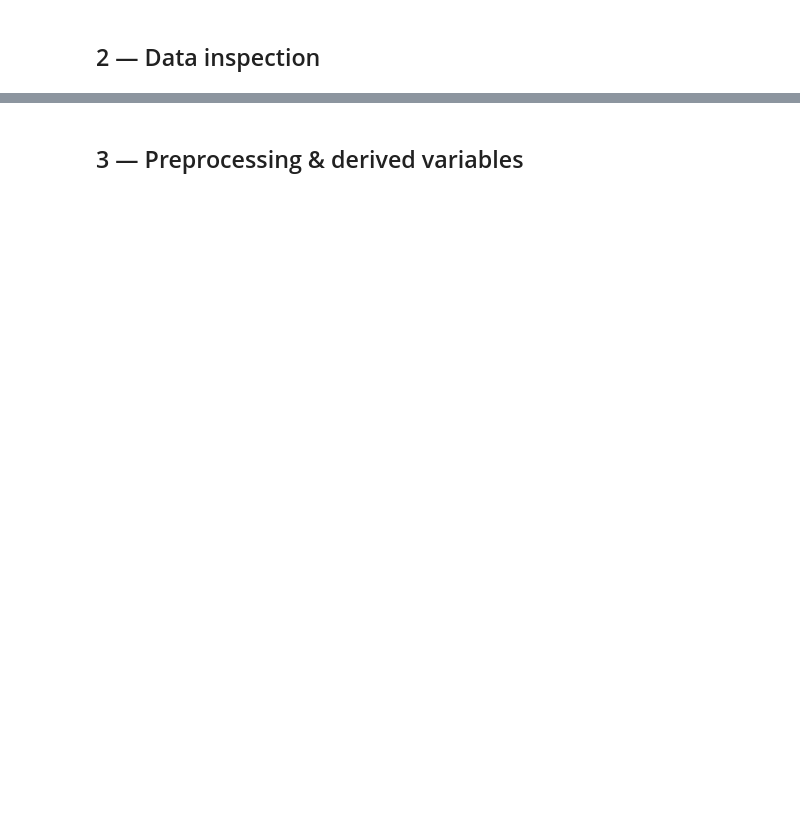
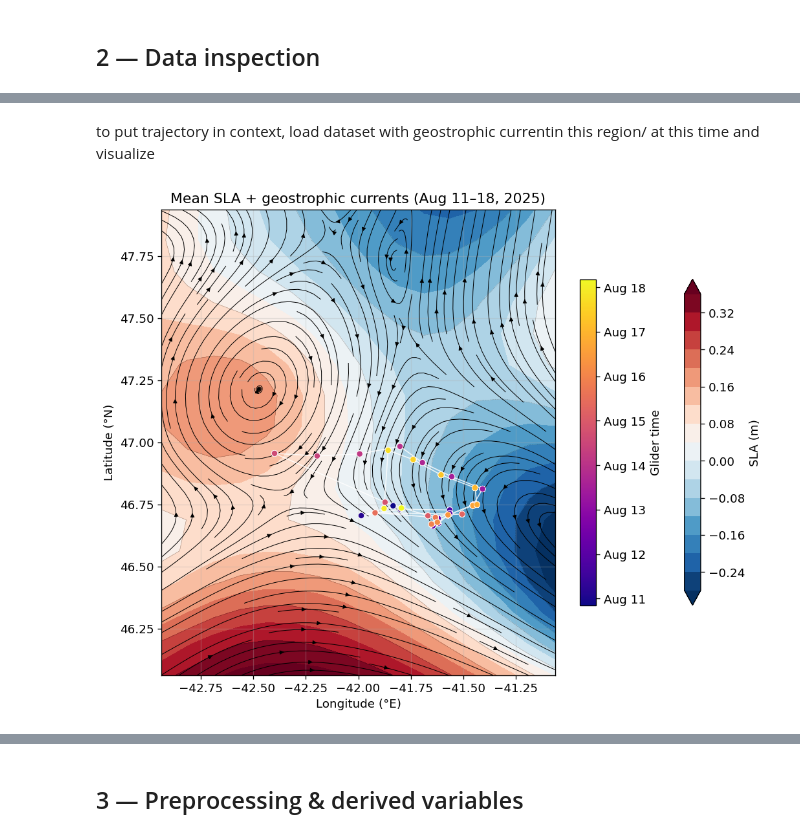
Before and after one commit to Maranderine/IIMS_CTD, a Jupyter notebook: CTD/ctd_analysis.ipynb, the cells around one changed output, grey strips where cells are left out. Drawn from its saved outputs; the diff is of its cells as text; code cells hidden in the pictures; blank space fills up the shorter version.

Commit message:
lon lat fix and traj plot

```diff
--- a/CTD/ctd_analysis.ipynb
+++ b/CTD/ctd_analysis.ipynb
@@ -161,3 +190,54 @@ max    1000.000  1008.474       24.056    36.507
+# %% [markdown]
+to put trajectory in context, load dataset with geostrophic currentin this region/ at this time and visualize
+# %%
+import matplotlib.dates as mdates
+
+fig, ax = plt.subplots(figsize=(9, 7))
+
+# --- SLA background (mean over deployment period) ---
+sla_mean = ds_cmems['sla'].mean(dim='time')
+lon_c = ds_cmems['longitude'].values
+lat_c = ds_cmems['latitude'].values
+
+cf = ax.contourf(lon_c, lat_c, sla_mean, levels=20, cmap='RdBu_r', extend='both')
+plt.colorbar(cf, ax=ax, label='SLA (m)', shrink=0.7)
+ax.contour(lon_c, lat_c, sla_mean, levels=10, colors='k', linewidths=0.3, alpha=0.4)
+
+# --- Geostrophic current vectors ---
+u = ds_cmems['ugos'].mean(dim='time').values
+v = ds_cmems['vgos'].mean(dim='time').values
+skip = 1   # increase if too cluttered
+#ax.quiver(lon_c[::skip], lat_c[::skip],
+ #         u[::skip, ::skip], v[::skip, ::skip],
+  #        scale=3, width=0.004, color='k', alpha=0.6)
+
+ax.streamplot(lon_c, lat_c, u, v, color='k', linewidth=0.6,
+              density=1.5, arrowsize=0.8)
+
+
+# --- Glider trajectory ---
+surf_mask = (ds['depth'].values < 2) & (~np.isnan(ds['lat'].values))
+glat = ds['lat'].values[surf_mask]
+glon = ds['lon'].values[surf_mask]
+gtime = ds['time'].values[surf_mask]
+gtime_dt = pd.to_datetime(gtime, unit='s')
+gtime_num = mdates.date2num(gtime_dt.to_pydatetime())
+
+ax.plot(glon, glat, lw=1, color='white', zorder=4, alpha=0.8)
+sc = ax.scatter(glon, glat, c=gtime_num, cmap='plasma', s=30,
+                edgecolors='white', linewidths=0.4, zorder=5)
+cbar2 = plt.colorbar(sc, ax=ax, shrink=0.7)
+cbar2.ax.yaxis_date()
+cbar2.ax.yaxis.set_major_formatter(mdates.DateFormatter('%b %d'))
+cbar2.set_label('Glider time')
+
+ax.set_xlabel('Longitude (°E)')
+ax.set_ylabel('Latitude (°N)')
+ax.set_title('Mean SLA + geostrophic currents (Aug 11–18, 2025)')
+ax.grid(alpha=0.3)
+plt.tight_layout()
+# %% [output]
+[figure, added]
 # %%
 # Quick sanity plots — raw time series of T and S
 fig, axes = plt.subplots(2, 1, figsize=(12, 5), sharex=True)
```
Also changed, not shown: parts of 24 cells of this notebook, 2 other files.
